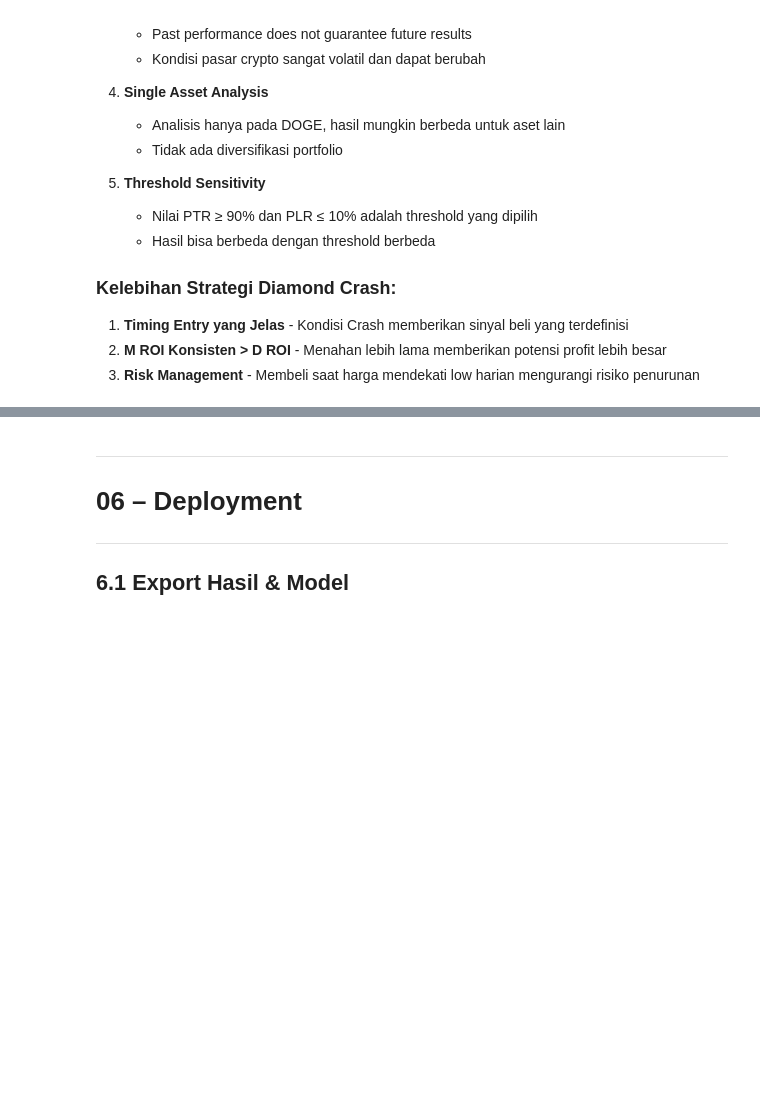
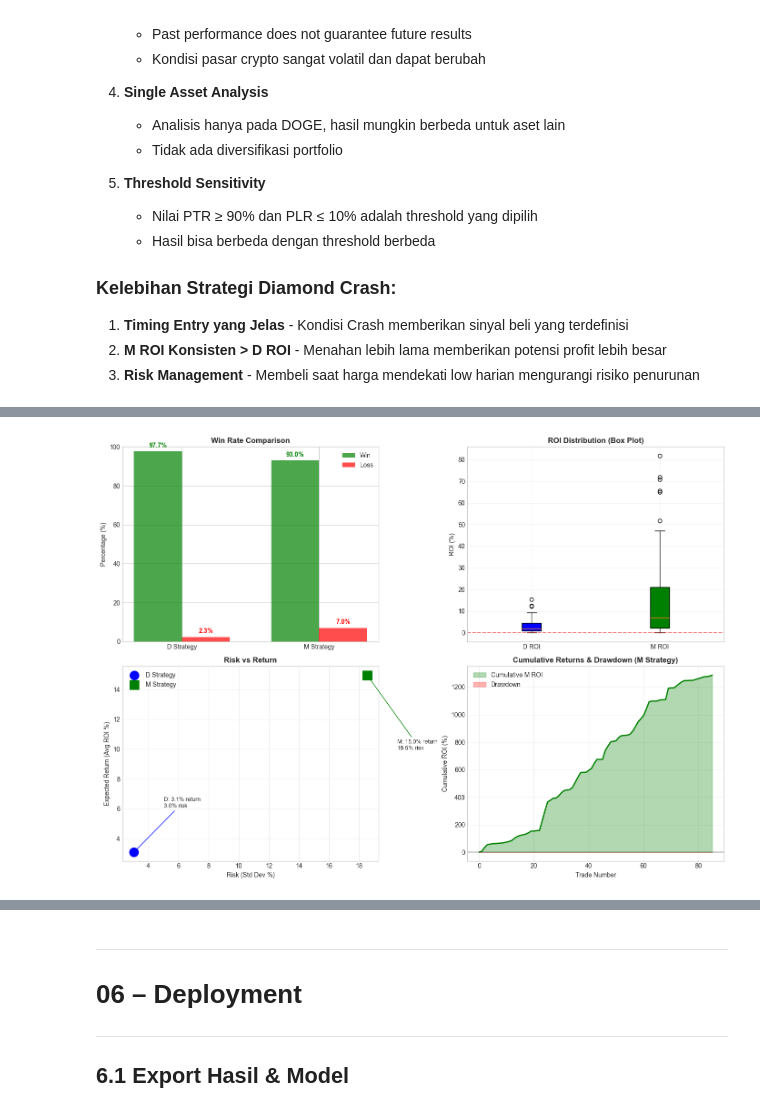
Before and after one commit to krisnaepras/fp-datamining, a Jupyter notebook: DOGE_Patterned_Dataset_CRISPDM.ipynb, the cells around one changed output, grey strips where cells are left out. Saved outputs shown, nothing was run; the diff lists cells and outputs as text; code cells hidden in the pictures; blank space fills up the shorter version.

```diff
--- a/DOGE_Patterned_Dataset_CRISPDM.ipynb
+++ b/DOGE_Patterned_Dataset_CRISPDM.ipynb
@@ -1474,0 +1971,83 @@ Grafik disimpan ke: /media/krisnaepras/Shared/Project/kuliah/datmin/fp3/figures/
+# %%
+# Visualisasi Risk-Reward Analysis
+fig, axes = plt.subplots(2, 2, figsize=(14, 10))
+
+# Plot 1: Win Rate Bar Chart
+ax1 = axes[0, 0]
+strategies = ['D Strategy', 'M Strategy']
+win_rates = [d_win_rate, m_win_rate]
+loss_rates = [100-d_win_rate, 100-m_win_rate]
+
+x = np.arange(len(strategies))
+width = 0.35
+
+bars1 = ax1.bar(x - width/2, win_rates, width, label='Win', color='green', alpha=0.7)
+bars2 = ax1.bar(x + width/2, loss_rates, width, label='Loss', color='red', alpha=0.7)
+
+ax1.set_ylabel('Percentage (%)')
+ax1.set_title('Win Rate Comparison', fontweight='bold')
+ax1.set_xticks(x)
+ax1.set_xticklabels(strategies)
+ax1.legend()
+ax1.set_ylim(0, 100)
+
+for bar in bars1:
+    ax1.text(bar.get_x() + bar.get_width()/2, bar.get_height() + 2,
+             f'{bar.get_height():.1f}%', ha='center', fontweight='bold', color='green')
+for bar in bars2:
+    ax1.text(bar.get_x() + bar.get_width()/2, bar.get_height() + 2,
+             f'{bar.get_height():.1f}%', ha='center', fontweight='bold', color='red')
+
+# Plot 2: ROI Distribution Box Plot
+ax2 = axes[0, 1]
+box_data = [df_dc_events['d_roi'], df_dc_events['m_roi']]
+bp = ax2.boxplot(box_data, labels=['D ROI', 'M ROI'], patch_artist=True)
+bp['boxes'][0].set_facecolor('blue')
+bp['boxes'][1].set_facecolor('green')
+ax2.axhline(y=0, color='red', linestyle='--', alpha=0.5)
+ax2.set_ylabel('ROI (%)')
+ax2.set_title('ROI Distribution (Box Plot)', fontweight='bold')
+ax2.grid(True, alpha=0.3)
+
+# Plot 3: Risk vs Return Scatter
+ax3 = axes[1, 0]
+ax3.scatter([d_std], [df_dc_events['d_roi'].mean()], s=200, c='blue', label='D Strategy', marker='o')
+ax3.scatter([m_std], [df_dc_events['m_roi'].mean()], s=200, c='green', label='M Strategy', marker='s')
+ax3.set_xlabel('Risk (Std Dev %)')
+ax3.set_ylabel('Expected Return (Avg ROI %)')
+ax3.set_title('Risk vs Return', fontweight='bold')
+ax3.legend()
+ax3.grid(True, alpha=0.3)
+
+# Tambahkan anotasi
+ax3.annotate(f'D: {df_dc_events["d_roi"].mean():.1f}% return\n{d_std:.1f}% risk',
+             xy=(d_std, df_dc_events['d_roi'].mean()), xytext=(d_std+2, df_dc_events['d_roi'].mean()+3),
+             fontsize=9, arrowprops=dict(arrowstyle='->', color='blue'))
+ax3.annotate(f'M: {df_dc_events["m_roi"].mean():.1f}% return\n{m_std:.1f}% risk',
+             xy=(m_std, df_dc_events['m_roi'].mean()), xytext=(m_std+2, df_dc_events['m_roi'].mean()-5),
+             fontsize=9, arrowprops=dict(arrowstyle='->', color='green'))
+
+# Plot 4: Cumulative Returns dengan Drawdown
+ax4 = axes[1, 1]
+df_dc_sorted = df_dc_events.sort_values('dc_date').reset_index(drop=True)
+cumulative = df_dc_sorted['m_roi'].cumsum()
+running_max = cumulative.cummax()
+drawdown = cumulative - running_max
+
+ax4.fill_between(range(len(cumulative)), 0, cumulative, alpha=0.3, color='green', label='Cumulative M ROI')
+ax4.plot(range(len(cumulative)), cumulative, 'g-', linewidth=2)
+ax4.fill_between(range(len(drawdown)), 0, drawdown, alpha=0.3, color='red', label='Drawdown')
+ax4.axhline(y=0, color='black', linestyle='-', alpha=0.3)
+ax4.set_xlabel('Trade Number')
+ax4.set_ylabel('Cumulative ROI (%)')
+ax4.set_title('Cumulative Returns & Drawdown (M Strategy)', fontweight='bold')
+ax4.legend()
+ax4.grid(True, alpha=0.3)
+
+plt.tight_layout()
+plt.savefig(os.path.join(FIGURES_PATH, 'risk_reward_analysis.png'), dpi=150, bbox_inches='tight')
+plt.show()
+
+print(f"\nGrafik disimpan ke: {FIGURES_PATH}/risk_reward_analysis.png")
+# %% [output]
+[figure, added]
```
Also changed, not shown: parts of 29 cells of this notebook, 11 other files.
